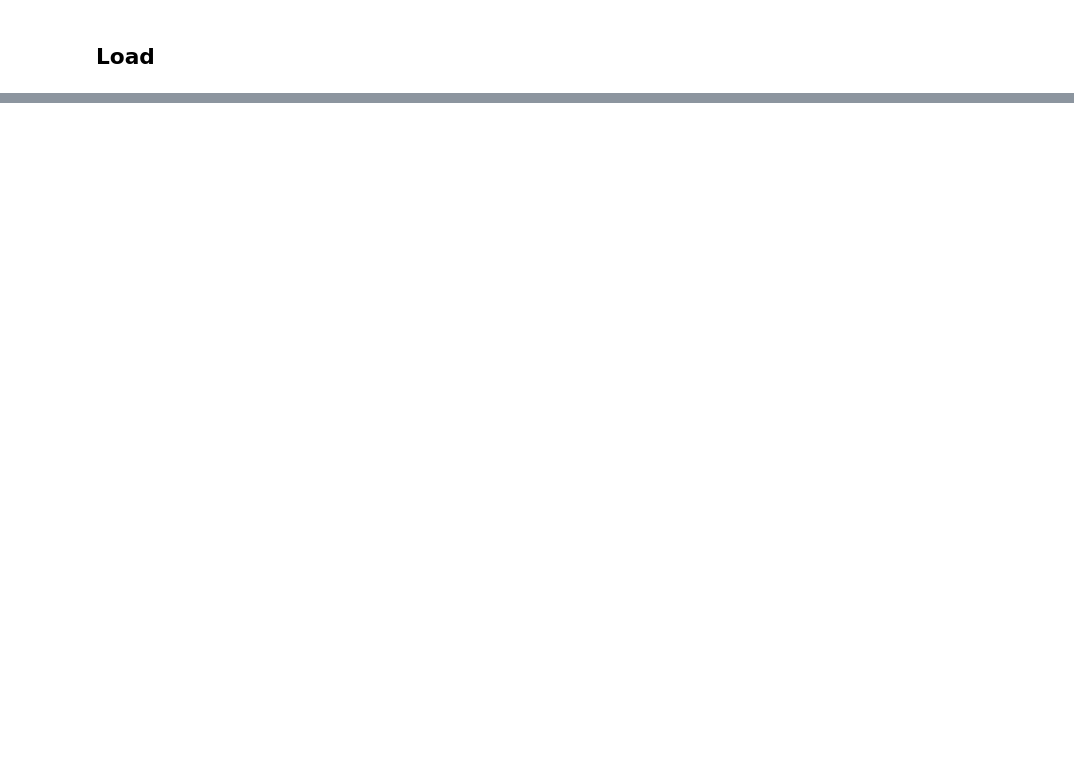
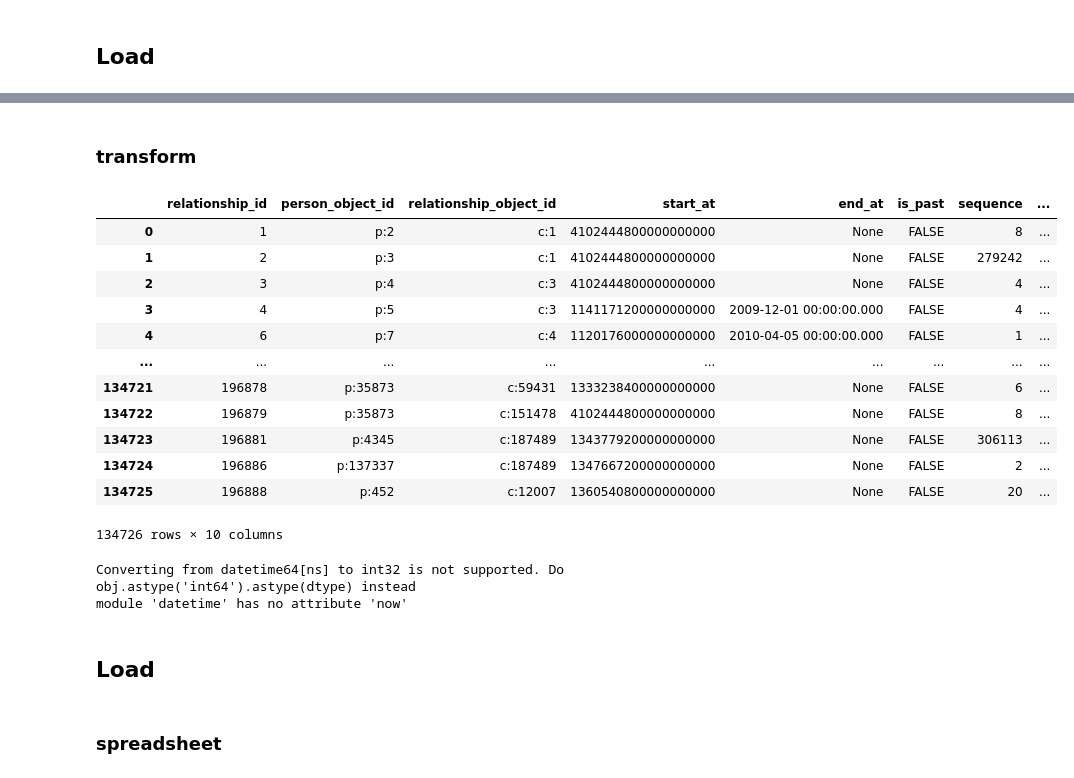
Before and after one commit to oscar-sinaga/data_pipeline_pyspark, a Jupyter notebook: notebooks/pipeline.ipynb, the cells around one changed output, grey strips where cells are left out. Drawn from its saved outputs; the diff is of its cells as text; code cells hidden in the pictures; blank space fills up the shorter version.

```diff
--- a/notebooks/pipeline.ipynb
+++ b/notebooks/pipeline.ipynb
@@ -97,0 +189,2 @@ load_staging(data=relationships_df, table_name='relationships', schema='public',
+# %% [markdown]
+### transform
@@ -97,0 +221,67 @@ load_staging(data=relationships_df, table_name='relationships', schema='public',
+# %%
+# relationship
+people = extract_staging(table_name='people')
+people
+
+# people
+relationships = extract_staging(table_name='relationships')
+relationships
+
+# acquisition
+
+acquisition = extract_staging('acquisition')
+
+#company
+company = extract_staging('company')
+
+#funding_rounds
+funding_rounds = extract_staging('funding_rounds')
+
+#funds
+funds = extract_staging('funds')
+
+#investments
+investments = extract_staging('investments')
+
+#ipos
+ipos = extract_staging('ipos')
+# %%
+relationships['start_at'] = (
+    pd.to_datetime(relationships['start_at'], errors='coerce')
+    .fillna(pd.Timestamp('2100-01-01'))
+    .dt.date
+)
+relationships['start_at'] = relationships['start_at'].astype('int')
+# %% [output]
+|  | relationship_id | person_object_id | relationship_object_id | start_at | end_at | is_past | sequence | ... |
+| 0 | 1 | p:2 | c:1 | 4102444800000000000 | None | FALSE | 8 | ... |
+| 1 | 2 | p:3 | c:1 | 4102444800000000000 | None | FALSE | 279242 | ... |
+| 2 | 3 | p:4 | c:3 | 4102444800000000000 | None | FALSE | 4 | ... |
+| 3 | 4 | p:5 | c:3 | 1141171200000000000 | 2009-12-01 00:00:00.000 | FALSE | 4 | ... |
+| 4 | 6 | p:7 | c:4 | 1120176000000000000 | 2010-04-05 00:00:00.000 | FALSE | 1 | ... |
+| ... | ... | ... | ... | ... | ... | ... | ... | ... |
+| 134721 | 196878 | p:35873 | c:59431 | 1333238400000000000 | None | FALSE | 6 | ... |
+| 134722 | 196879 | p:35873 | c:151478 | 4102444800000000000 | None | FALSE | 8 | ... |
+| 134723 | 196881 | p:4345 | c:187489 | 1343779200000000000 | None | FALSE | 306113 | ... |
+| 134724 | 196886 | p:137337 | c:187489 | 1347667200000000000 | None | FALSE | 2 | ... |
+| 134725 | 196888 | p:452 | c:12007 | 1360540800000000000 | None | FALSE | 20 | ... |
+134726 rows × 10 columns
+# %%
+
+# # dim_company
+# dim_company = transform_dim_company(company,'company')
+
+# # dim_company
+# dim_people = transform_dim_people(people,'people')
+
+# dim_company
+dim_relationships = transform_dim_relationship(relationships,'relationships')
+dim_relationships
+# # dim_company
+# dim_company = transform_dim_company(company,'dim_company')
+# dim_people
+# %% [output]
+Converting from datetime64[ns] to int32 is not supported. Do obj.astype('int64').astype(dtype) instead
+module 'datetime' has no attribute 'now'
+# %% [markdown]
+## Load
@@ -97,0 +294,2 @@ load_staging(data=relationships_df, table_name='relationships', schema='public',
+# %% [markdown]
+### spreadsheet
```
Also changed, not shown: parts of 29 cells of this notebook, 9 other files.
